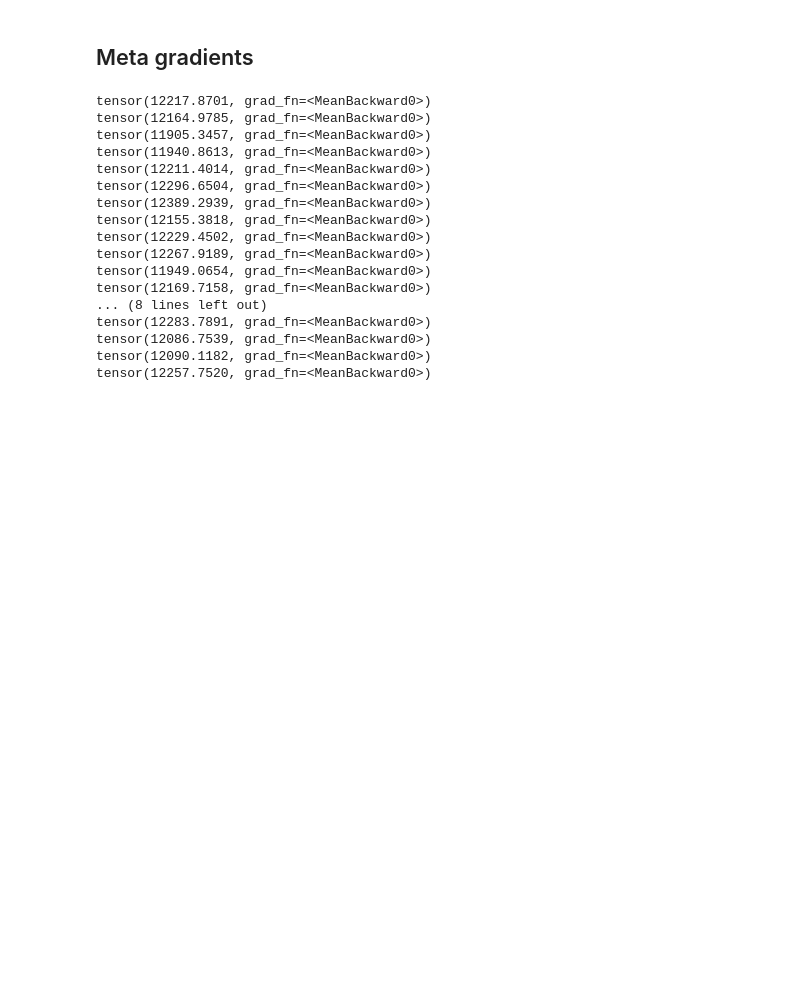
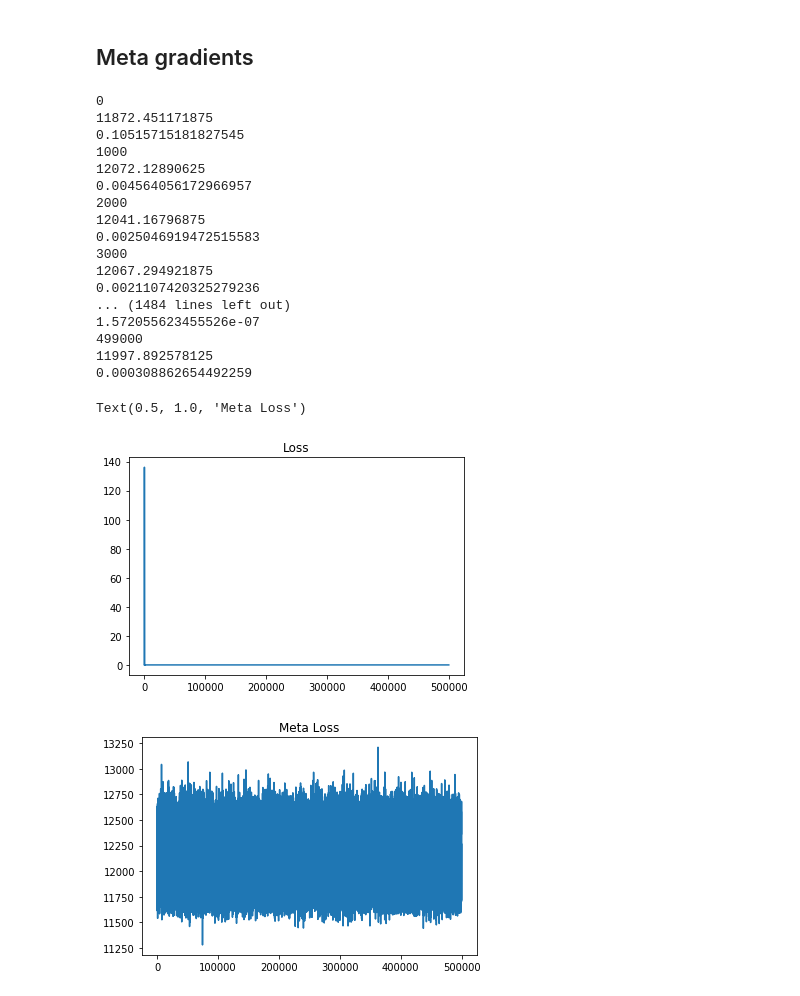
Before and after one commit to gabrielelibardi/meta_gradient_experiment, a Jupyter notebook: meta_gradients_find_the_bug.ipynb, the cells around one changed output. Cells and saved outputs as stored; diff of their text form; code cells hidden in the pictures; blank space fills up the shorter version.

```diff
--- a/meta_gradients_find_the_bug.ipynb
+++ b/meta_gradients_find_the_bug.ipynb
@@ -34,6 +34,7 @@ model = nn.Sequential(
     nn.ReLU(),
     nn.Linear(10, 1))
 
+# Eta
 meta_model = nn.Sequential(
     nn.Linear(10, 10),
     nn.ReLU(),
@@ -47,9 +48,9 @@ criterion = nn.MSELoss(reduction='none')
 meta_opt = optim.Adam(meta_model.parameters(), lr=5e-1)
 opt  = optim.Adam(model.parameters(), lr=1e-4)
 loss_data = []
-meta_paramater_data = []
+meta_loss_data = []
 
-for e in range(50000):
+for e in range(500000):
 
     # Get data
     x = torch.randn(32, 10)
@@ -61,52 +62,62 @@ for e in range(50000):
     output = model(x)
 
     # Compute loss
+
     loss = criterion(output.squeeze(1), meta_model(x).squeeze(1)).mean()
     loss_data.append(loss.item())
 
     # Clearn grads from previous iteration in both optimizers
     opt.zero_grad()
     meta_opt.zero_grad()
 
     # Backward pass
     loss.backward()
     opt.step() # theta' = theta + f(weights)
 
     # Meta forward pass
     output = model(x) # y = model(theta', x)
 
     # Meta loss - which loss is correct here? should this one as only accounts for normal loss
     meta_loss = criterion(output.squeeze(1), y).mean()
+    meta_loss_data.append(meta_loss.item())
     if e % 1000 == 0:
-        print(meta_loss)
+        print(e)
+        print(meta_loss.item())
+        print(loss.item())
 
     # Meta backward pass
     meta_loss.backward()
+    #if e % 1000 == 0:
+    #    print([par.grad for par in meta_model.parameters()])
     meta_opt.step()
     #meta_paramater_data.append(meta_parameter.item())
 
 # Plot loss
 plt.figure()
 plt.plot(loss_data)
 plt.title("Loss")
+
 plt.figure()
-plt.plot(meta_paramater_data)
-plt.title("Meta parameter")
+plt.plot(meta_loss_data)
+plt.title("Meta Loss")
 # %% [output]
-tensor(12217.8701, grad_fn=<MeanBackward0>)
-tensor(12164.9785, grad_fn=<MeanBackward0>)
-tensor(11905.3457, grad_fn=<MeanBackward0>)
-tensor(11940.8613, grad_fn=<MeanBackward0>)
-tensor(12211.4014, grad_fn=<MeanBackward0>)
-tensor(12296.6504, grad_fn=<MeanBackward0>)
-tensor(12389.2939, grad_fn=<MeanBackward0>)
-tensor(12155.3818, grad_fn=<MeanBackward0>)
-tensor(12229.4502, grad_fn=<MeanBackward0>)
-tensor(12267.9189, grad_fn=<MeanBackward0>)
-tensor(11949.0654, grad_fn=<MeanBackward0>)
-tensor(12169.7158, grad_fn=<MeanBackward0>)
-... (8 lines left out)
-tensor(12283.7891, grad_fn=<MeanBackward0>)
-tensor(12086.7539, grad_fn=<MeanBackward0>)
-tensor(12090.1182, grad_fn=<MeanBackward0>)
-tensor(12257.7520, grad_fn=<MeanBackward0>)
+0
+11872.451171875
+0.10515715181827545
+1000
+12072.12890625
+0.004564056172966957
+2000
+12041.16796875
+0.0025046919472515583
+3000
+12067.294921875
+0.0021107420325279236
+... (1484 lines left out)
+1.572055623455526e-07
+499000
+11997.892578125
+0.000308862654492259
+Text(0.5, 1.0, 'Meta Loss')
+[figure, added]
+[figure, added]
```
Also changed, not shown: 1 other file.
